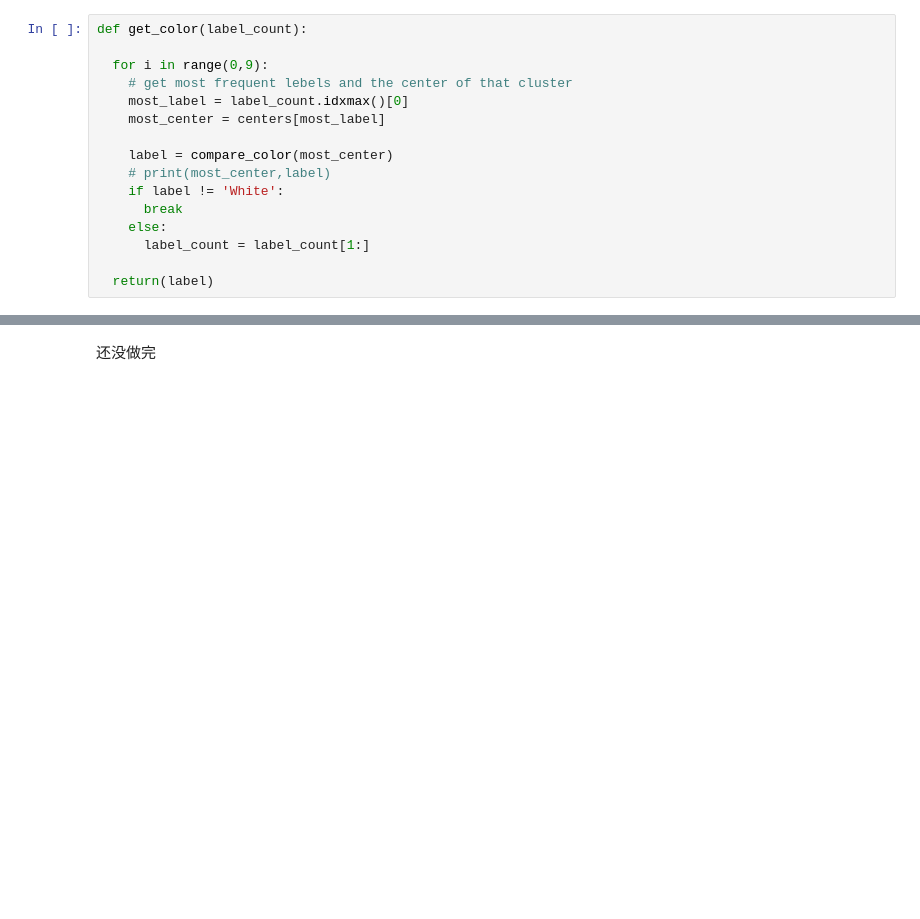
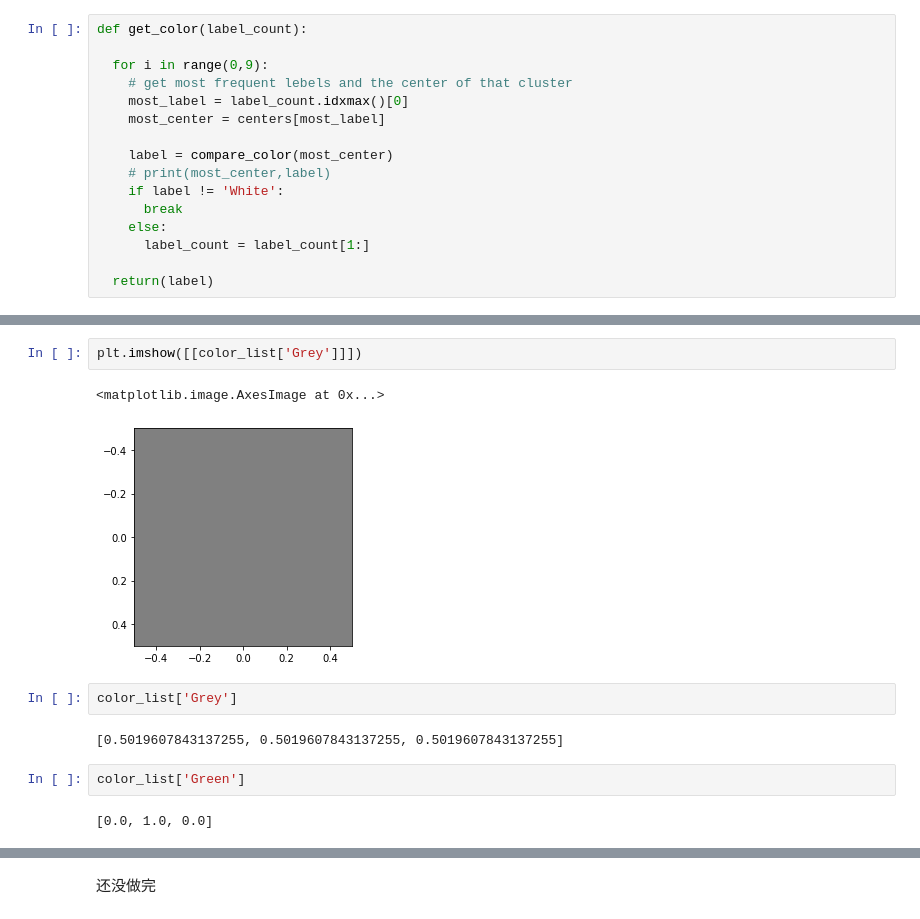
Before and after one commit to kurt980/GAN-logo_generator, a Jupyter notebook: GAN01.ipynb, the cells around one changed output, grey strips where cells are left out. Cells and saved outputs as stored; diff of their text form; blank space fills up the shorter version.

```diff
--- a/GAN01.ipynb
+++ b/GAN01.ipynb
@@ -100,0 +148,13 @@ plt.imshow(image)
+# %%
+plt.imshow([[color_list['Grey']]])
+# %% [output]
+<matplotlib.image.AxesImage at 0x...>
+[figure, added]
+# %%
+color_list['Grey']
+# %% [output]
+[0.5019607843137255, 0.5019607843137255, 0.5019607843137255]
+# %%
+color_list['Green']
+# %% [output]
+[0.0, 1.0, 0.0]
```
Also changed, not shown: parts of 12 cells of this notebook.
